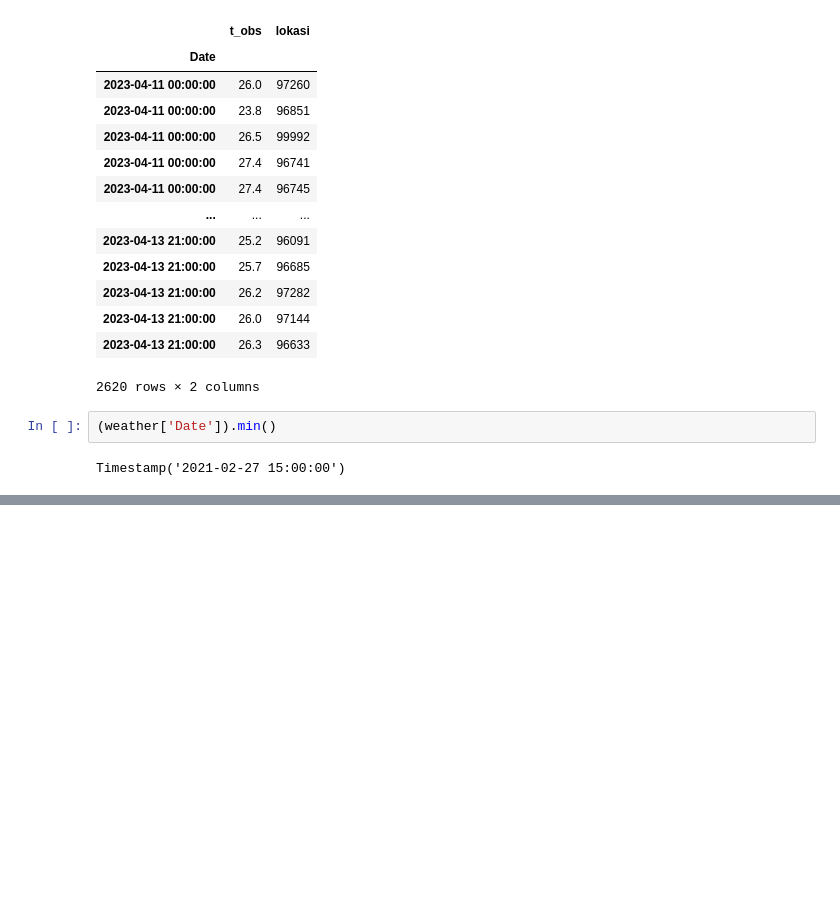
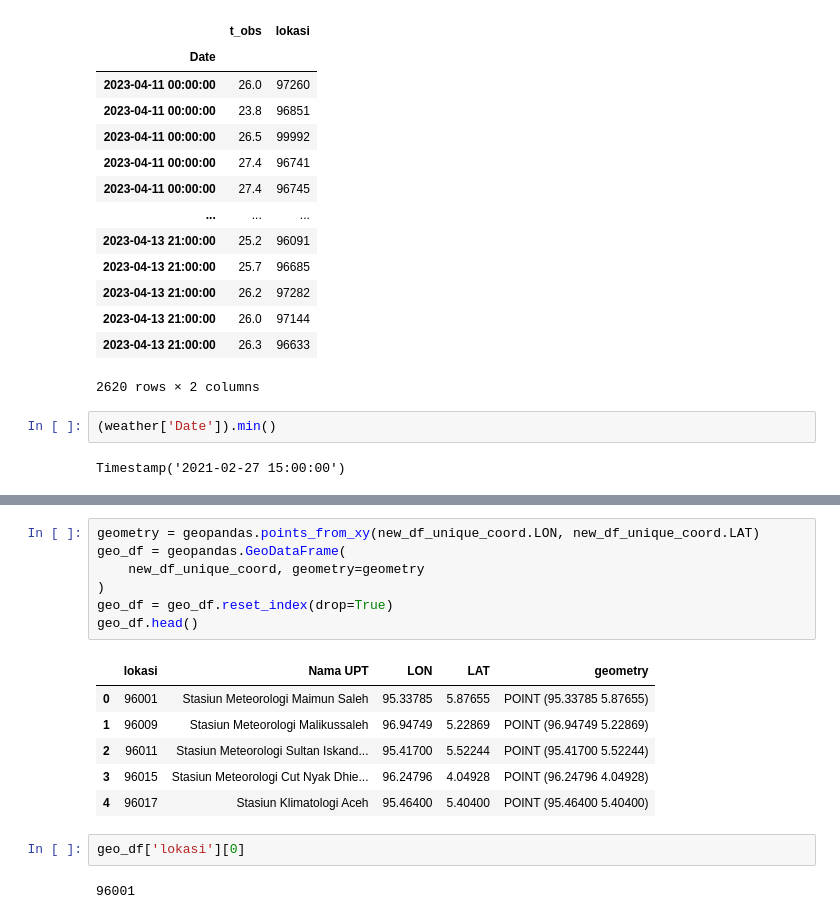
Before and after one commit to harmonicnauts/Modelling-MONAS, a Jupyter notebook: Random Test/Test_data_value.ipynb, the cells around one changed output, grey strips where cells are left out. Saved outputs shown, nothing was run; the diff lists cells and outputs as text; blank space fills up the shorter version.

```diff
--- a/Random Test/Test_data_value.ipynb
+++ b/Random Test/Test_data_value.ipynb
@@ -237,0 +316,18 @@ Name: Date, dtype: datetime64[ns]
+# %%
+geometry = geopandas.points_from_xy(new_df_unique_coord.LON, new_df_unique_coord.LAT)
+geo_df = geopandas.GeoDataFrame(
+    new_df_unique_coord, geometry=geometry
+)
+geo_df = geo_df.reset_index(drop=True)
+geo_df.head()
+# %% [output]
+|  | lokasi | Nama UPT | LON | LAT | geometry |
+| 0 | 96001 | Stasiun Meteorologi Maimun Saleh | 95.33785 | 5.87655 | POINT (95.33785 5.87655) |
+| 1 | 96009 | Stasiun Meteorologi Malikussaleh | 96.94749 | 5.22869 | POINT (96.94749 5.22869) |
+| 2 | 96011 | Stasiun Meteorologi Sultan Iskand... | 95.41700 | 5.52244 | POINT (95.41700 5.52244) |
+| 3 | 96015 | Stasiun Meteorologi Cut Nyak Dhie... | 96.24796 | 4.04928 | POINT (96.24796 4.04928) |
+| 4 | 96017 | Stasiun Klimatologi Aceh | 95.46400 | 5.40400 | POINT (95.46400 5.40400) |
+# %%
+geo_df['lokasi'][0]
+# %% [output]
+96001
```
Also changed, not shown: parts of 12 cells of this notebook, 7 other files.
